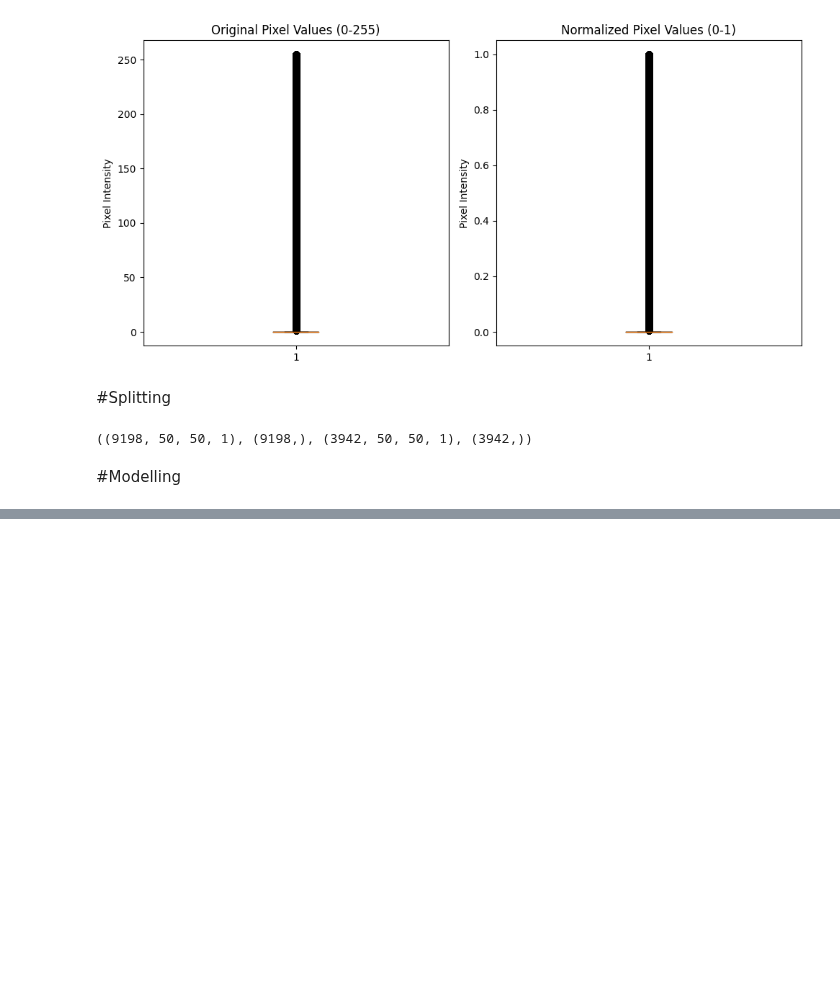
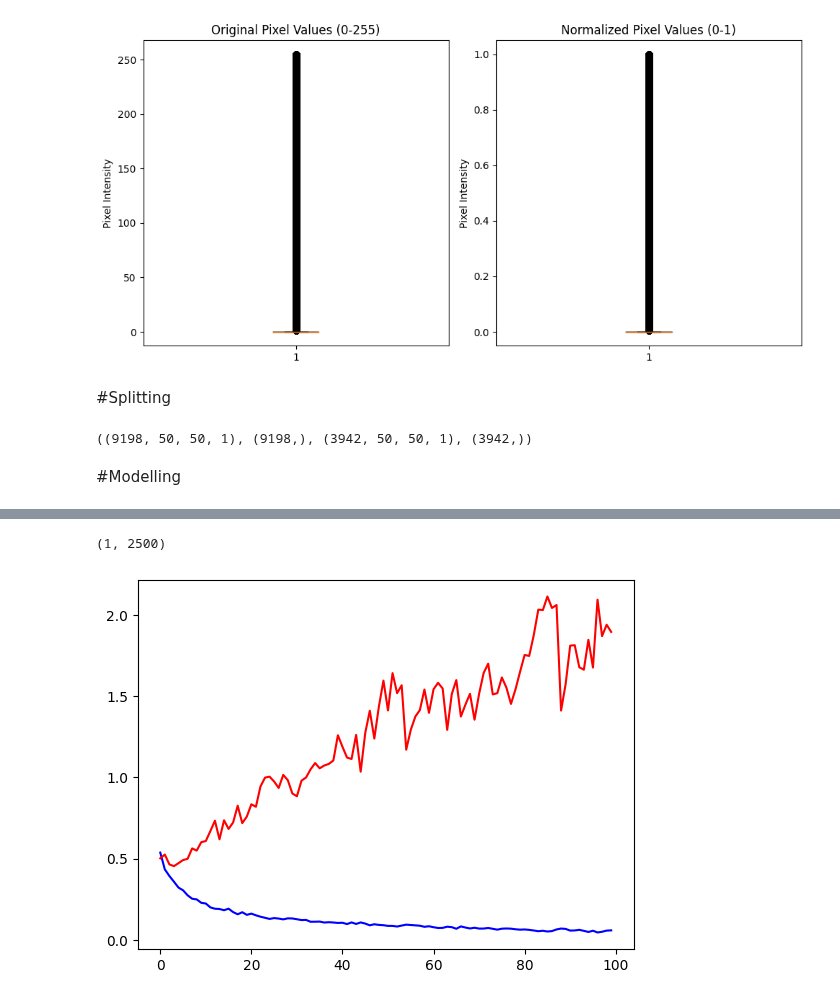
Before and after one commit to FaridRash/DATA-MINING-MACHINE-LEARNING-semester-2-, a Jupyter notebook: The Final Project/Notebooks/Farid/Farid_1st.ipynb, the cells around one changed output, grey strips where cells are left out. Cells and saved outputs as stored; diff of their text form; code cells hidden in the pictures; blank space fills up the shorter version.

```diff
--- a/The Final Project/Notebooks/Farid/Farid_1st.ipynb
+++ b/The Final Project/Notebooks/Farid/Farid_1st.ipynb
@@ -228,3 +228,17 @@ x_train.shape, y_train.shape, x_test.shape, y_test.shape
 ((9198, 50, 50, 1), (9198,), (3942, 50, 50, 1), (3942,))
 # %% [markdown]
 #Modelling
+# %%
+model = keras.Sequential()
+model.add(keras.layers.Flatten())
+model.add(keras.layers.Dense(units=128, activation='relu'))
+model.add(keras.layers.Dense(units=128, activation='relu'))
+model.add(keras.layers.Dense(units=128, activation='relu'))
+model.add(keras.layers.Dense(units=128, activation='relu'))
+model.add(keras.layers.Dense(units=3, activation=keras.activations.softmax))
+# %%
+optimizer = keras.optimizers.Adam()
+loss = keras.losses.SparseCategoricalCrossentropy()
+metric = [keras.metrics.CategoricalAccuracy()]
+
+model.compile(optimizer=optimizer, loss=loss, metrics=metric)
@@ -230,0 +268,2 @@ x_train.shape, y_train.shape, x_test.shape, y_test.shape
+# %%
+hist = model.fit(x_train, y_train, batch_size=64, epochs=1000, validation_data=(x_test, y_test))
@@ -230,0 +292,14 @@ x_train.shape, y_train.shape, x_test.shape, y_test.shape
+# %%
+test_data = np.reshape(test_image, (-1, 2500))
+test_data.shape
+# %% [output]
+(1, 2500)
+# %%
+loss = hist.history['loss']
+val_loss = hist.history['val_loss']
+
+plt.plot(loss, color='blue')
+plt.plot(val_loss, color='red')
+plt.show()
+# %% [output]
+[figure, added]
```
Also changed, not shown: parts of 4 cells of this notebook.
